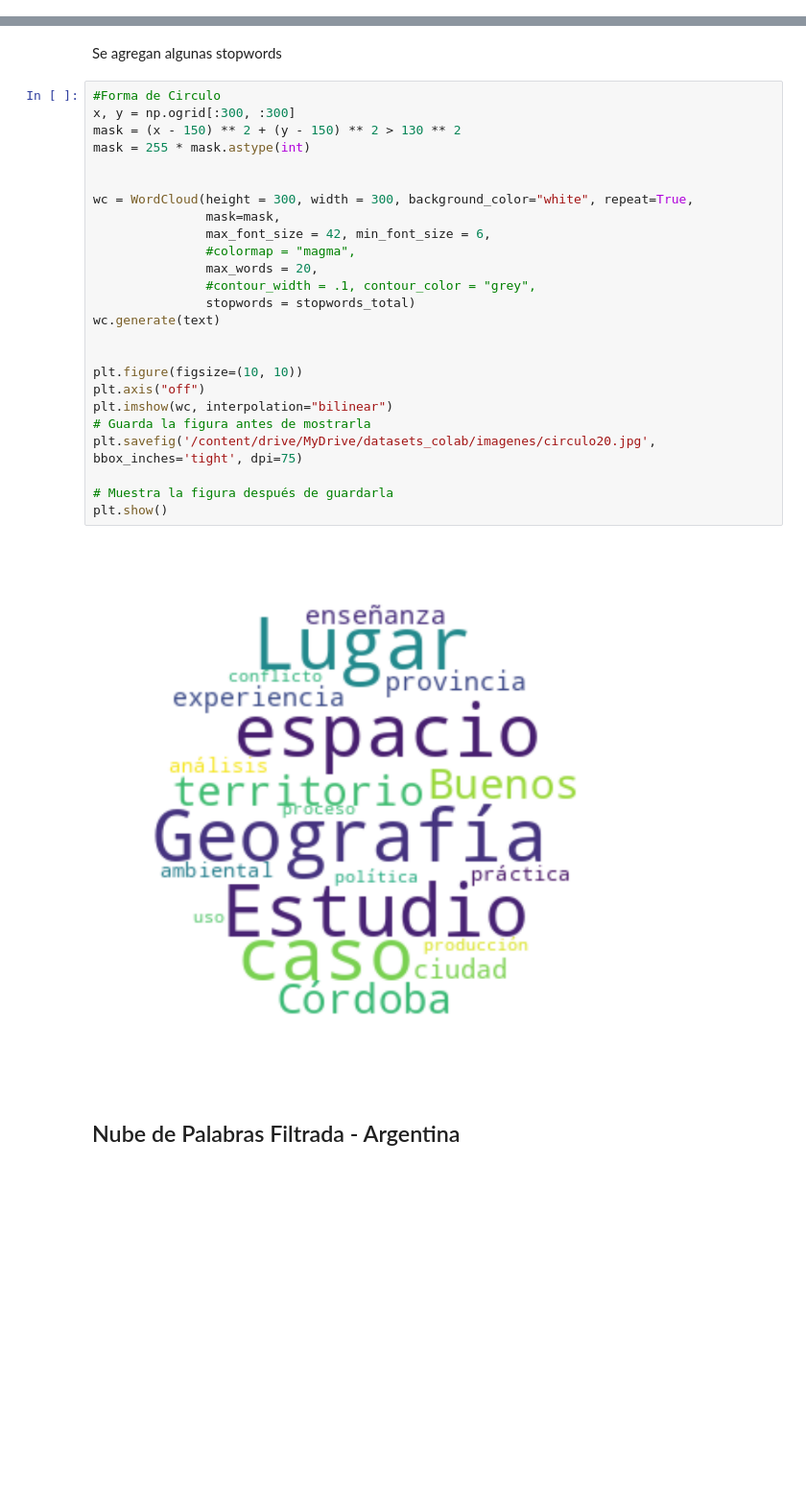
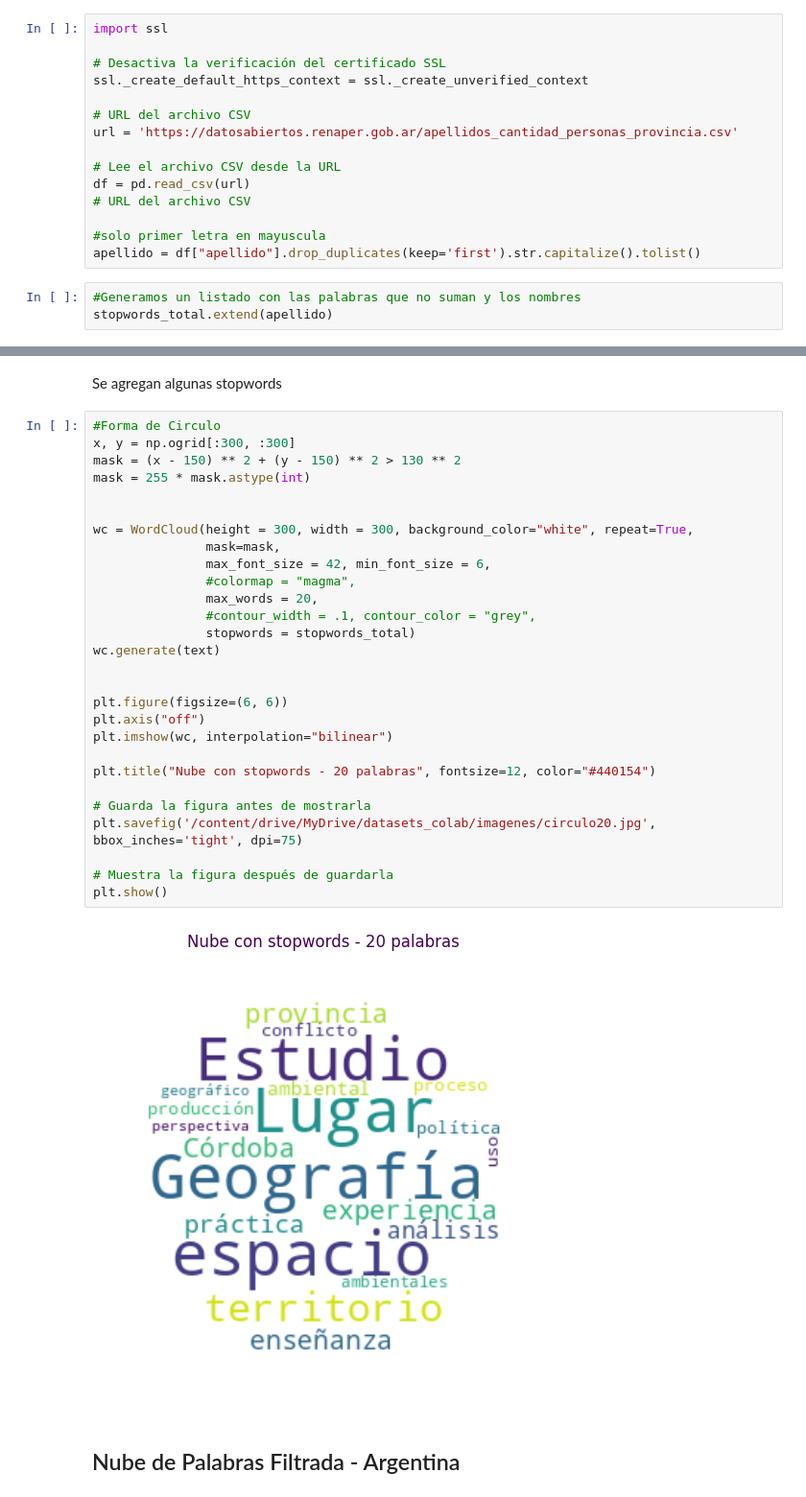
Before and after one commit to martinfernandoortiz/wordCloud_Geografia, a Jupyter notebook: wordCloud.ipynb, the cells around one changed output, grey strips where cells are left out. Shown at 96% size. Drawn from its saved outputs; the diff is of its cells as text; blank space fills up the shorter version.

```diff
--- a/wordCloud.ipynb
+++ b/wordCloud.ipynb
@@ -163 +170,19 @@ Vamos a ver si podemos filtrar los nombres a partir del listado histórico de No
+# %%
+import ssl
+
+# Desactiva la verificación del certificado SSL
+ssl._create_default_https_context = ssl._create_unverified_context
+
+# URL del archivo CSV
+url = 'https://datosabiertos.renaper.gob.ar/apellidos_cantidad_personas_provincia.csv'
+
+# Lee el archivo CSV desde la URL
+df = pd.read_csv(url)
+# URL del archivo CSV
+
+#solo primer letra en mayuscula
+apellido = df["apellido"].drop_duplicates(keep='first').str.capitalize().tolist()
+# %%
+#Generamos un listado con las palabras que no suman y los nombres
+stopwords_total.extend(apellido)
 # %% [markdown]
@@ -167,30 +192,33 @@ Se agregan algunas stopwords
 # %%
 #Forma de Circulo
 x, y = np.ogrid[:300, :300]
 mask = (x - 150) ** 2 + (y - 150) ** 2 > 130 ** 2
 mask = 255 * mask.astype(int)
 
 
 wc = WordCloud(height = 300, width = 300, background_color="white", repeat=True,
                mask=mask,
                max_font_size = 42, min_font_size = 6,
                #colormap = "magma",
                max_words = 20,
                #contour_width = .1, contour_color = "grey",
                stopwords = stopwords_total)
 wc.generate(text)
 
 
-plt.figure(figsize=(10, 10))
+plt.figure(figsize=(6, 6))
 plt.axis("off")
 plt.imshow(wc, interpolation="bilinear")
+
+plt.title("Nube con stopwords - 20 palabras", fontsize=12, color="#440154")
+
 # Guarda la figura antes de mostrarla
 plt.savefig('/content/drive/MyDrive/datasets_colab/imagenes/circulo20.jpg', bbox_inches='tight', dpi=75)
 
 # Muestra la figura después de guardarla
 plt.show()
 # %% [output]
-[figure, old version]
+[figure, new version]
 # %% [markdown]
 ## Nube de Palabras Filtrada - Argentina
 # %%
```
Also changed, not shown: parts of 13 cells of this notebook.
